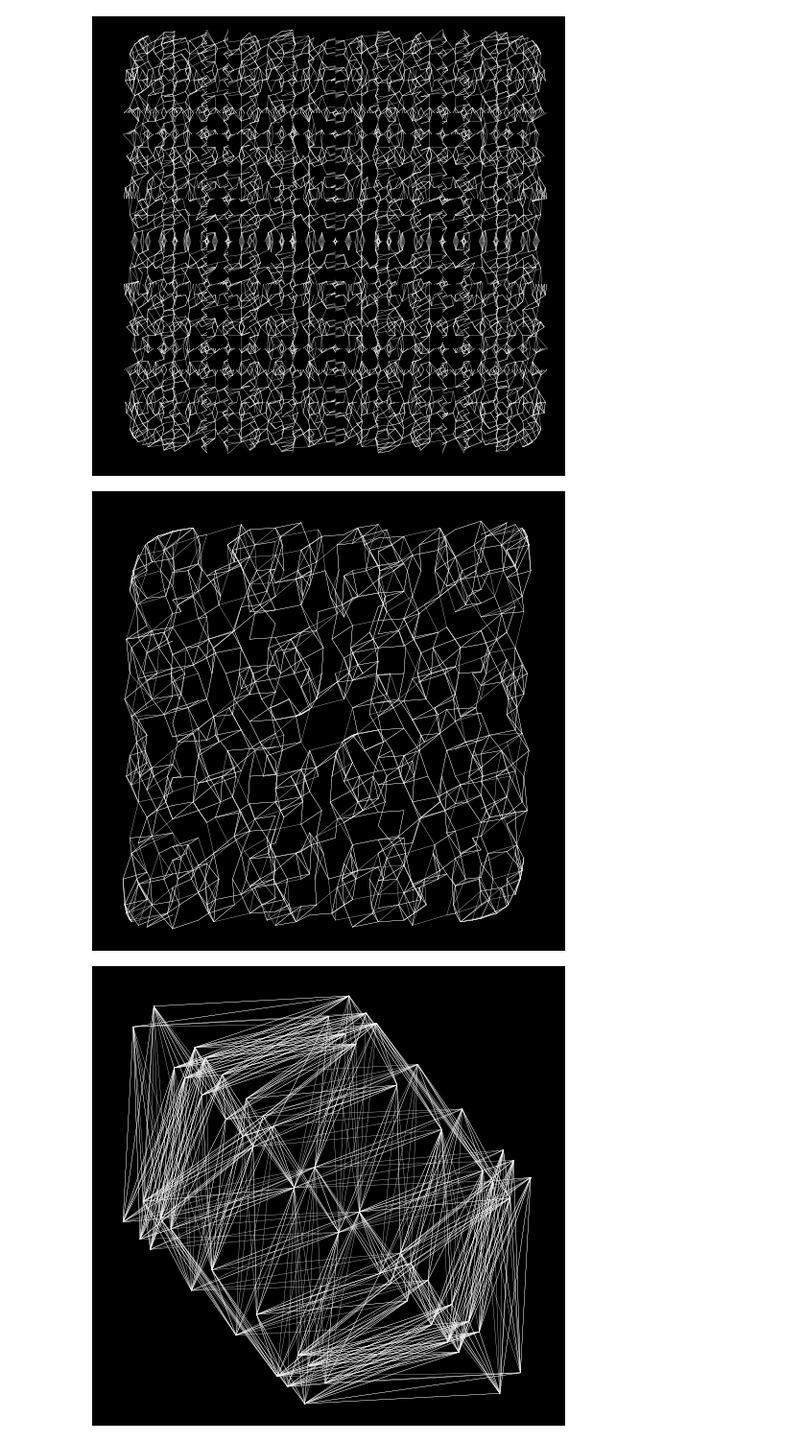
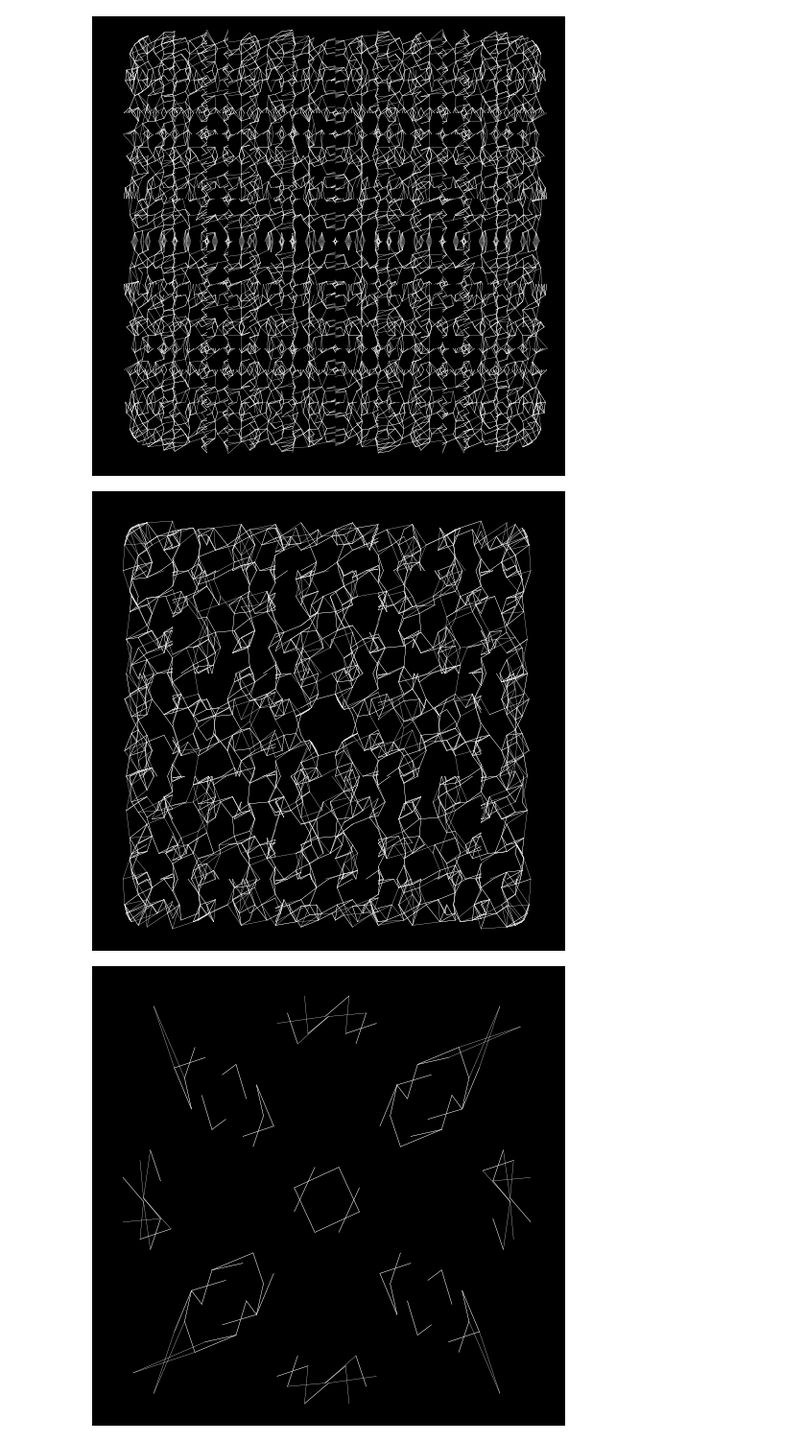
Before and after one commit to finiterank/iPython-Notebooks, a Jupyter notebook: Soft Fractures.ipynb, the cells around one changed output. Shown at 96% size. Drawn from its saved outputs; the diff is of its cells as text; code cells hidden in the pictures.

```diff
--- a/Soft Fractures.ipynb
+++ b/Soft Fractures.ipynb
@@ -10,7 +10,7 @@ from sklearn.neighbors import NearestNeighbors
 def soft_fracture(n, a, k, figsize=(8, 8)):
     axis = np.arange(1, n)
     grid = np.transpose([np.tile(axis, len(axis)), np.repeat(axis, len(axis))])
-    points = np.array([[x, y] for x, y in grid if x*y % n == a])
+    points = np.array([[x, y] for x, y in grid if ((x*y - a) % n == 0 or (x*y + a) % n == 0)])
     neighbors = NearestNeighbors(n_neighbors=k, algorithm='ball_tree').fit(points)
     distances, indices = neighbors.kneighbors(points)
     plt.figure(figsize=figsize, facecolor='black')
@@ -32,11 +32,11 @@ _ = soft_fracture(800, 0, 10)
 # %%
 _ = soft_fracture(240, 30, 10)
 # %% [output]
-[figure, old version]
+[figure, new version]
 # %%
-_ = soft_fracture(240, 107, 30)
+_ = soft_fracture(240, 107, 6)
 # %% [output]
-[figure, old version]
+[figure, new version]
 # %%
 _ = soft_fracture(729, 343, 15)
 # %% [output]
```
Also changed, not shown: parts of 4 cells of this notebook.
